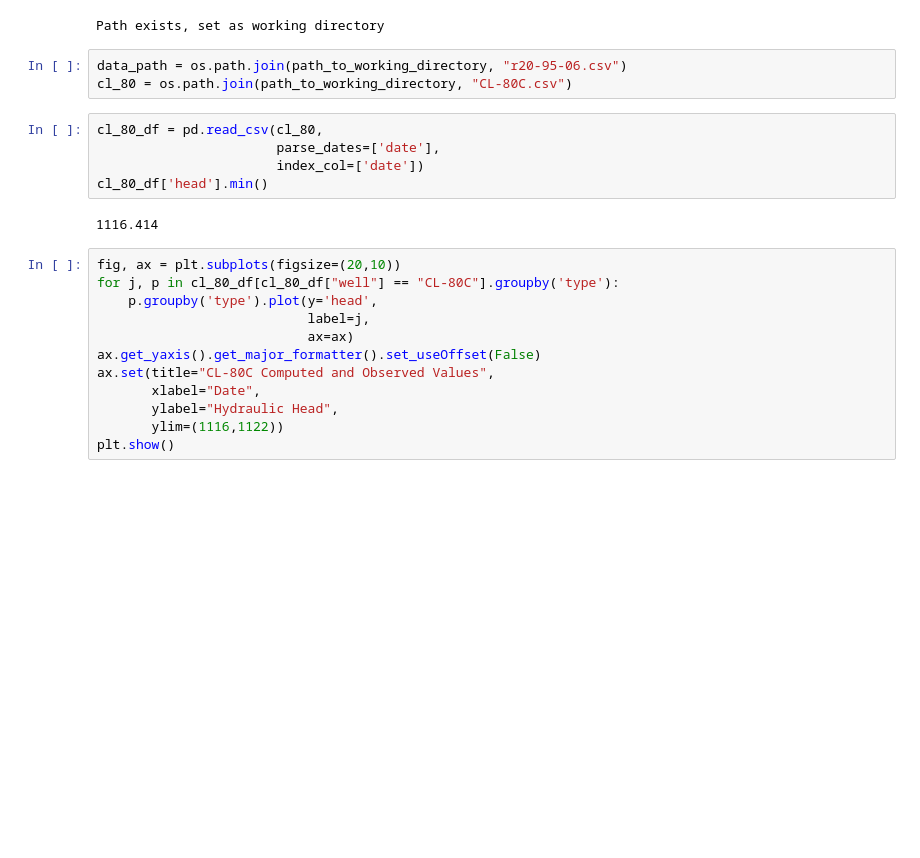
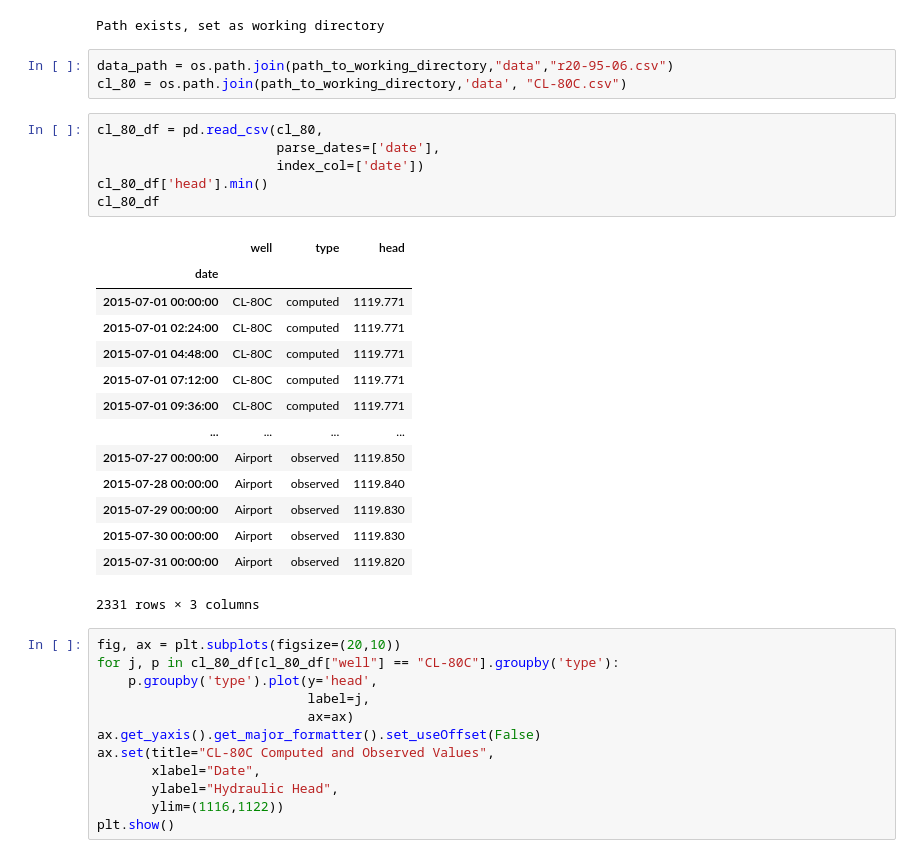
Before and after one commit to nlamkey/LCRWS, a Jupyter notebook: lcrws-well-calibration.ipynb, the cells around one changed output. Saved outputs shown, nothing was run; the diff lists cells and outputs as text; blank space fills up the shorter version.

```diff
--- a/lcrws-well-calibration.ipynb
+++ b/lcrws-well-calibration.ipynb
@@ -35,15 +35,29 @@ else:
 # %% [output]
 Path exists, set as working directory
 # %%
-data_path = os.path.join(path_to_working_directory, "r20-95-06.csv")
-cl_80 = os.path.join(path_to_working_directory, "CL-80C.csv")
+data_path = os.path.join(path_to_working_directory,"data","r20-95-06.csv")
+cl_80 = os.path.join(path_to_working_directory,'data', "CL-80C.csv")
 # %%
 cl_80_df = pd.read_csv(cl_80,
                        parse_dates=['date'],
                        index_col=['date'])
 cl_80_df['head'].min()
+cl_80_df
 # %% [output]
+|  | well | type | head |
+| date |  |  |  |
+| 2015-07-01 00:00:00 | CL-80C | computed | 1119.771 |
+| 2015-07-01 02:24:00 | CL-80C | computed | 1119.771 |
+| 2015-07-01 04:48:00 | CL-80C | computed | 1119.771 |
+| 2015-07-01 07:12:00 | CL-80C | computed | 1119.771 |
+| 2015-07-01 09:36:00 | CL-80C | computed | 1119.771 |
+| ... | ... | ... | ... |
+| 2015-07-27 00:00:00 | Airport | observed | 1119.850 |
+| 2015-07-28 00:00:00 | Airport | observed | 1119.840 |
+| 2015-07-29 00:00:00 | Airport | observed | 1119.830 |
+| 2015-07-30 00:00:00 | Airport | observed | 1119.830 |
+| 2015-07-31 00:00:00 | Airport | observed | 1119.820 |
-1116.414
+2331 rows × 3 columns
 # %%
 fig, ax = plt.subplots(figsize=(20,10))
 for j, p in cl_80_df[cl_80_df["well"] == "CL-80C"].groupby('type'):
```
Also changed, not shown: parts of 1 cell of this notebook.
